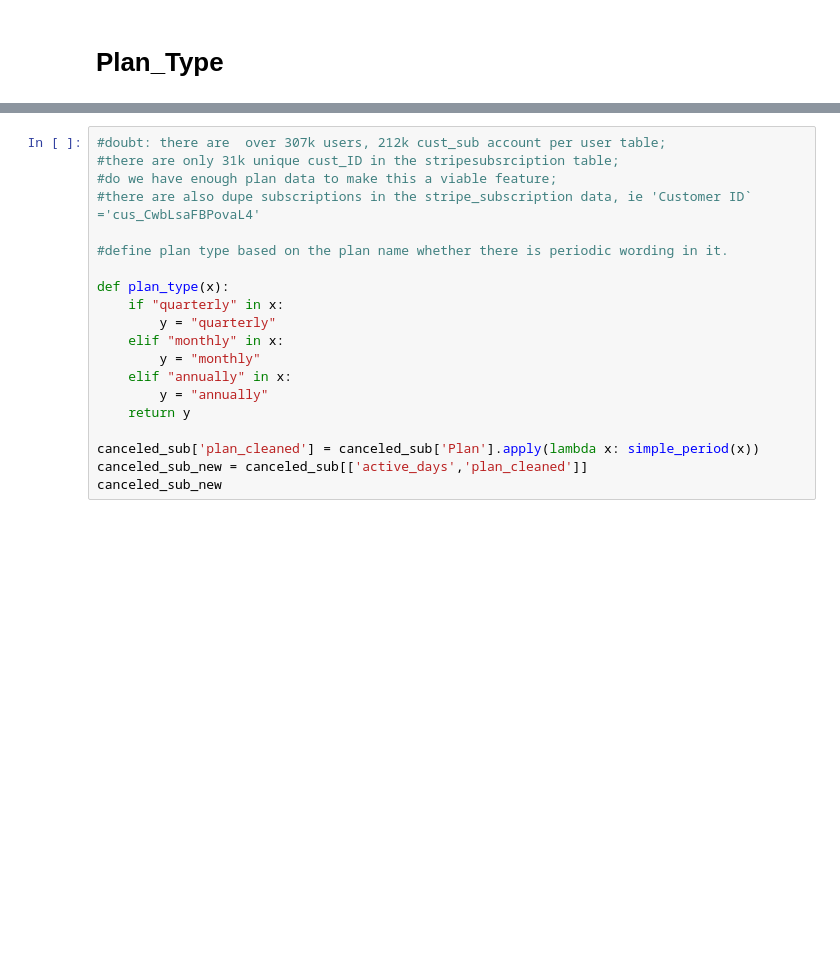
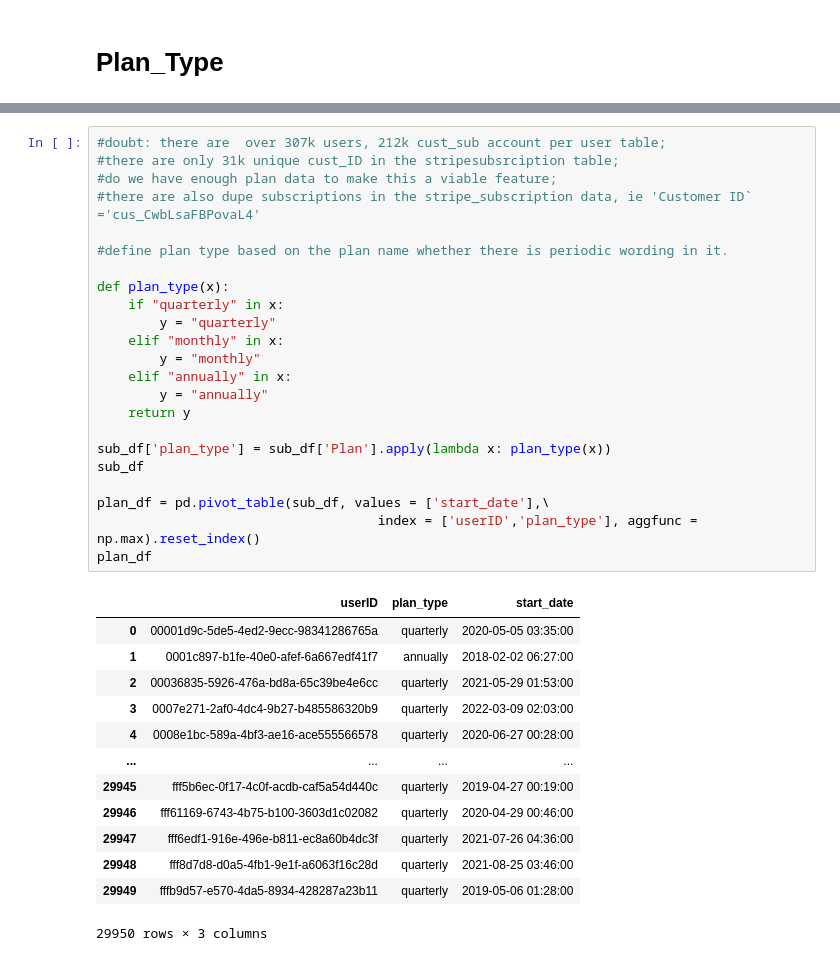
Before and after one commit to BenQuartermaine/customerclustering, a Jupyter notebook: notebooks/Subscription_data.ipynb, the cells around one changed output, grey strips where cells are left out. Drawn from its saved outputs; the diff is of its cells as text; blank space fills up the shorter version.

```diff
--- a/notebooks/Subscription_data.ipynb
+++ b/notebooks/Subscription_data.ipynb
@@ -291,20 +323,37 @@ sub_df = pd.read_sql_query("""select *
 # %%
 #doubt: there are  over 307k users, 212k cust_sub account per user table;
 #there are only 31k unique cust_ID in the stripesubsrciption table;
 #do we have enough plan data to make this a viable feature;
 #there are also dupe subscriptions in the stripe_subscription data, ie 'Customer ID` ='cus_CwbLsaFBPovaL4'
 
 #define plan type based on the plan name whether there is periodic wording in it.
 
 def plan_type(x):
     if "quarterly" in x:
         y = "quarterly"
     elif "monthly" in x:
         y = "monthly"
     elif "annually" in x:
         y = "annually"
     return y
 
-canceled_sub['plan_cleaned'] = canceled_sub['Plan'].apply(lambda x: simple_period(x))
-canceled_sub_new = canceled_sub[['active_days','plan_cleaned']]
-canceled_sub_new
+sub_df['plan_type'] = sub_df['Plan'].apply(lambda x: plan_type(x))
+sub_df
+
+plan_df = pd.pivot_table(sub_df, values = ['start_date'],\
+                                    index = ['userID','plan_type'], aggfunc = np.max).reset_index()
+plan_df
+# %% [output]
+|  | userID | plan_type | start_date |
+| 0 | 00001d9c-5de5-4ed2-9ecc-98341286765a | quarterly | 2020-05-05 03:35:00 |
+| 1 | 0001c897-b1fe-40e0-afef-6a667edf41f7 | annually | 2018-02-02 06:27:00 |
+| 2 | 00036835-5926-476a-bd8a-65c39be4e6cc | quarterly | 2021-05-29 01:53:00 |
+| 3 | 0007e271-2af0-4dc4-9b27-b485586320b9 | quarterly | 2022-03-09 02:03:00 |
+| 4 | 0008e1bc-589a-4bf3-ae16-ace555566578 | quarterly | 2020-06-27 00:28:00 |
+| ... | ... | ... | ... |
+| 29945 | fff5b6ec-0f17-4c0f-acdb-caf5a54d440c | quarterly | 2019-04-27 00:19:00 |
+| 29946 | fff61169-6743-4b75-b100-3603d1c02082 | quarterly | 2020-04-29 00:46:00 |
+| 29947 | fff6edf1-916e-496e-b811-ec8a60b4dc3f | quarterly | 2021-07-26 04:36:00 |
+| 29948 | fff8d7d8-d0a5-4fb1-9e1f-a6063f16c28d | quarterly | 2021-08-25 03:46:00 |
+| 29949 | fffb9d57-e570-4da5-8934-428287a23b11 | quarterly | 2019-05-06 01:28:00 |
+29950 rows × 3 columns
```
Also changed, not shown: parts of 8 cells of this notebook.
